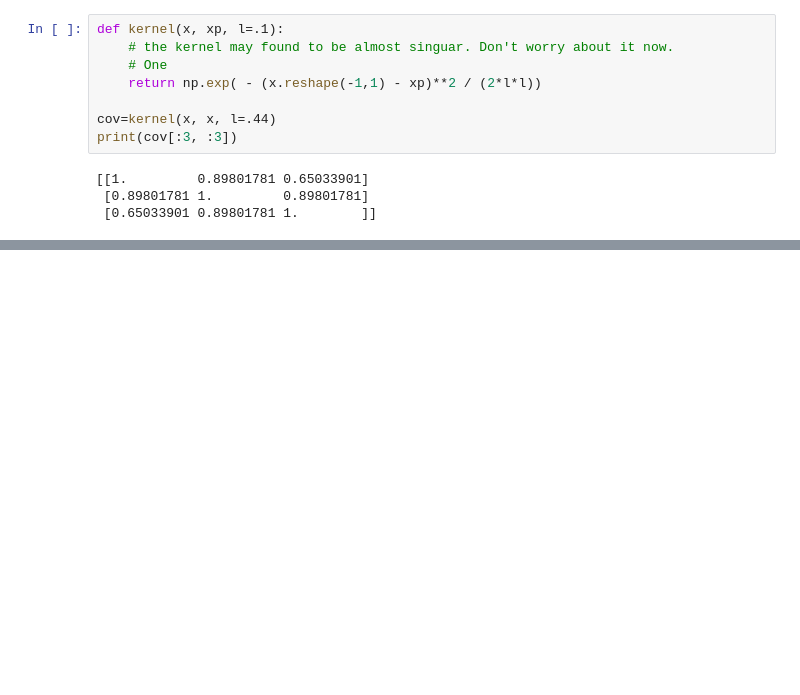
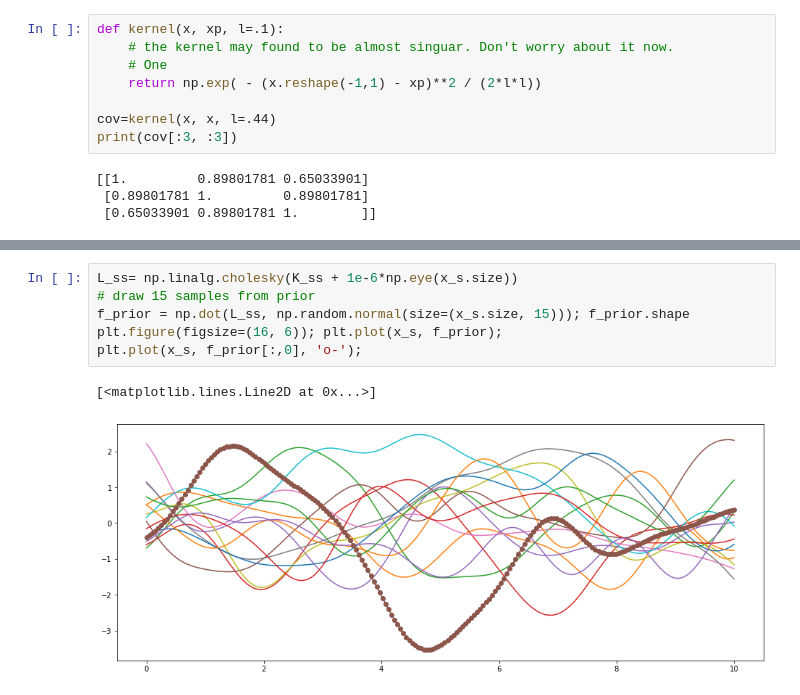
Before and after one commit to yongduek/lectures, a Jupyter notebook: ML_Topics/GP/Intuitive_GP_RitchieVink.ipynb, the cells around one changed output, grey strips where cells are left out. Drawn from its saved outputs; the diff is of its cells as text; blank space fills up the shorter version.

```diff
--- a/ML_Topics/GP/Intuitive_GP_RitchieVink.ipynb
+++ b/ML_Topics/GP/Intuitive_GP_RitchieVink.ipynb
@@ -149,0 +186,9 @@ plt.figure(figsize=(16,6))
+# %%
+L_ss= np.linalg.cholesky(K_ss + 1e-6*np.eye(x_s.size))
+# draw 15 samples from prior
+f_prior = np.dot(L_ss, np.random.normal(size=(x_s.size, 15))); f_prior.shape
+plt.figure(figsize=(16, 6)); plt.plot(x_s, f_prior);
+plt.plot(x_s, f_prior[:,0], 'o-');
+# %% [output]
+[<matplotlib.lines.Line2D at 0x...>]
+[figure, added]
```
Also changed, not shown: parts of 25 cells of this notebook.
